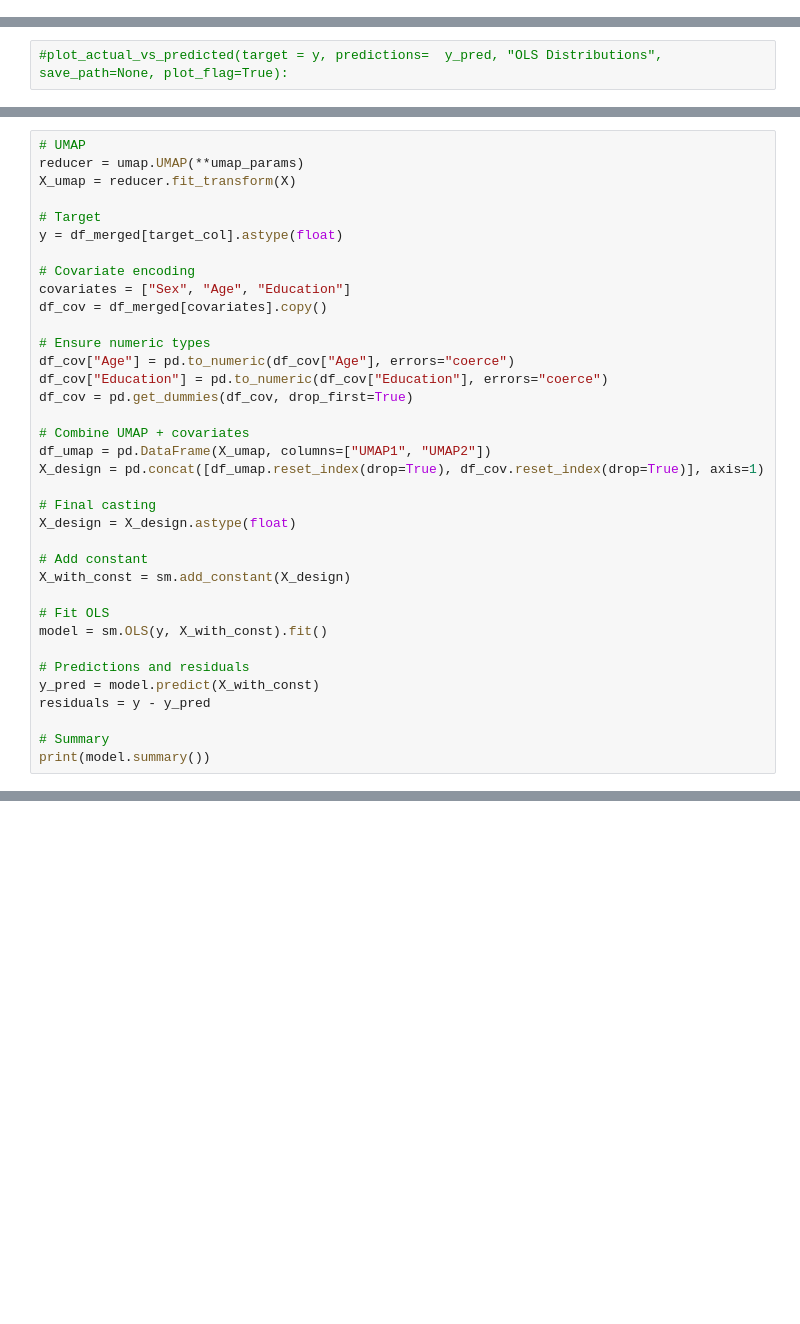
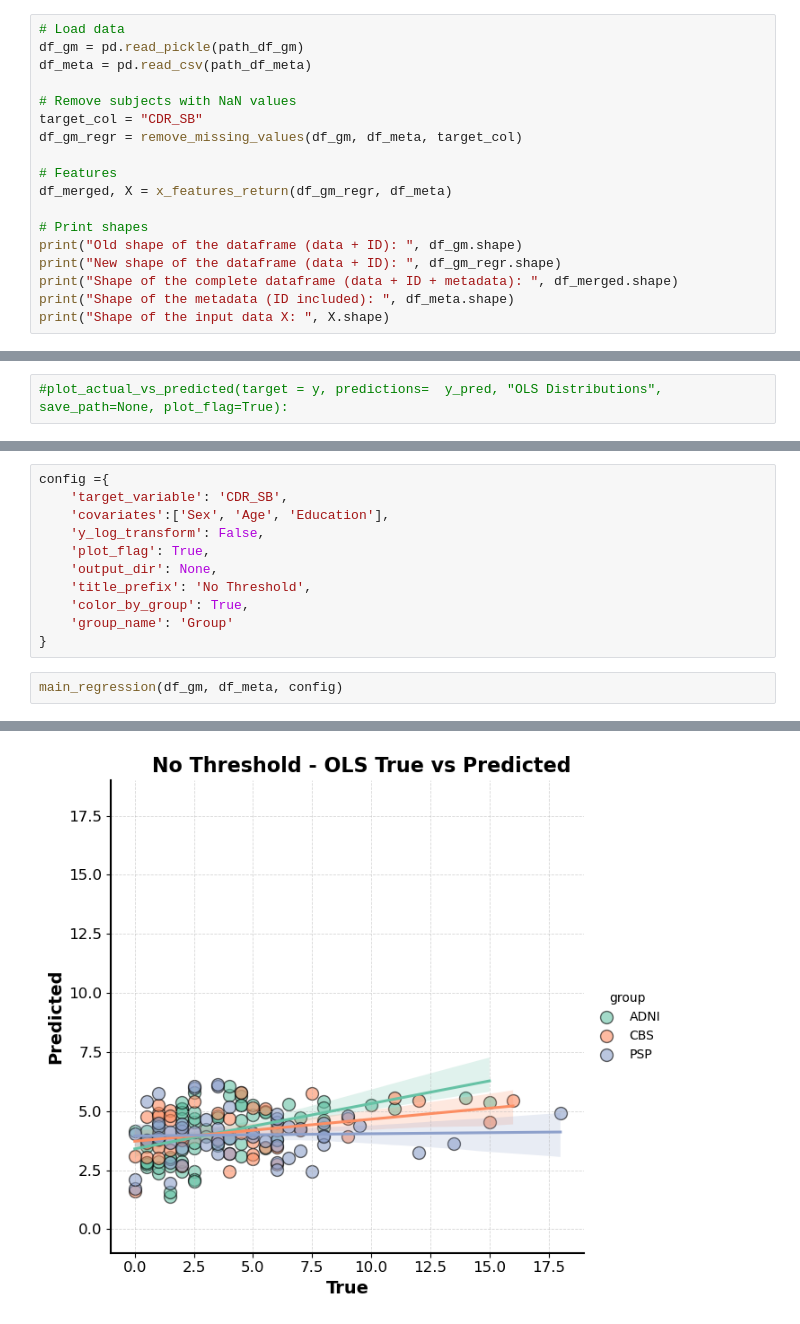
Before and after one commit to EmmaTosato/ANM_Verona, a Jupyter notebook: notebooks/regression.ipynb, the cells around one changed output, grey strips where cells are left out. Drawn from its saved outputs; the diff is of its cells as text; blank space fills up the shorter version.

```diff
--- a/notebooks/regression.ipynb
+++ b/notebooks/regression.ipynb
@@ -47,0 +61,18 @@ print(model.summary())
+# %%
+# Load data
+df_gm = pd.read_pickle(path_df_gm)
+df_meta = pd.read_csv(path_df_meta)
+
+# Remove subjects with NaN values
+target_col = "CDR_SB"
+df_gm_regr = remove_missing_values(df_gm, df_meta, target_col)
+
+# Features
+df_merged, X = x_features_return(df_gm_regr, df_meta)
+
+# Print shapes
+print("Old shape of the dataframe (data + ID): ", df_gm.shape)
+print("New shape of the dataframe (data + ID): ", df_gm_regr.shape)
+print("Shape of the complete dataframe (data + ID + metadata): ", df_merged.shape)
+print("Shape of the metadata (ID included): ", df_meta.shape)
+print("Shape of the input data X: ", X.shape)
@@ -56,36 +138,14 @@ plot_ols_diagnostics(y, y_pred, residuals, "OLS Actuals vs Predicted and Residua
-# %%
-# UMAP
-reducer = umap.UMAP(**umap_params)
-X_umap = reducer.fit_transform(X)
-
-# Target
-y = df_merged[target_col].astype(float)
-
-# Covariate encoding
-covariates = ["Sex", "Age", "Education"]
-df_cov = df_merged[covariates].copy()
-
-# Ensure numeric types
-df_cov["Age"] = pd.to_numeric(df_cov["Age"], errors="coerce")
-df_cov["Education"] = pd.to_numeric(df_cov["Education"], errors="coerce")
-df_cov = pd.get_dummies(df_cov, drop_first=True)
-
-# Combine UMAP + covariates
-df_umap = pd.DataFrame(X_umap, columns=["UMAP1", "UMAP2"])
-X_design = pd.concat([df_umap.reset_index(drop=True), df_cov.reset_index(drop=True)], axis=1)
-
-# Final casting
-X_design = X_design.astype(float)
-
-# Add constant
-X_with_const = sm.add_constant(X_design)
-
-# Fit OLS
-model = sm.OLS(y, X_with_const).fit()
-
-# Predictions and residuals
-y_pred = model.predict(X_with_const)
-residuals = y - y_pred
-
-# Summary
-print(model.summary())
+# %%
+config ={
+    'target_variable': 'CDR_SB',
+    'covariates':['Sex', 'Age', 'Education'],
+    'y_log_transform': False,
+    'plot_flag': True,
+    'output_dir': None,
+    'title_prefix': 'No Threshold',
+    'color_by_group': True,
+    'group_name': 'Group'
+}
+# %%
+main_regression(df_gm, df_meta, config)
+# %% [output]
@@ -91,0 +157 @@ print(model.summary())
+[figure, added]
```
Also changed, not shown: parts of 23 cells of this notebook, 18 other files.
